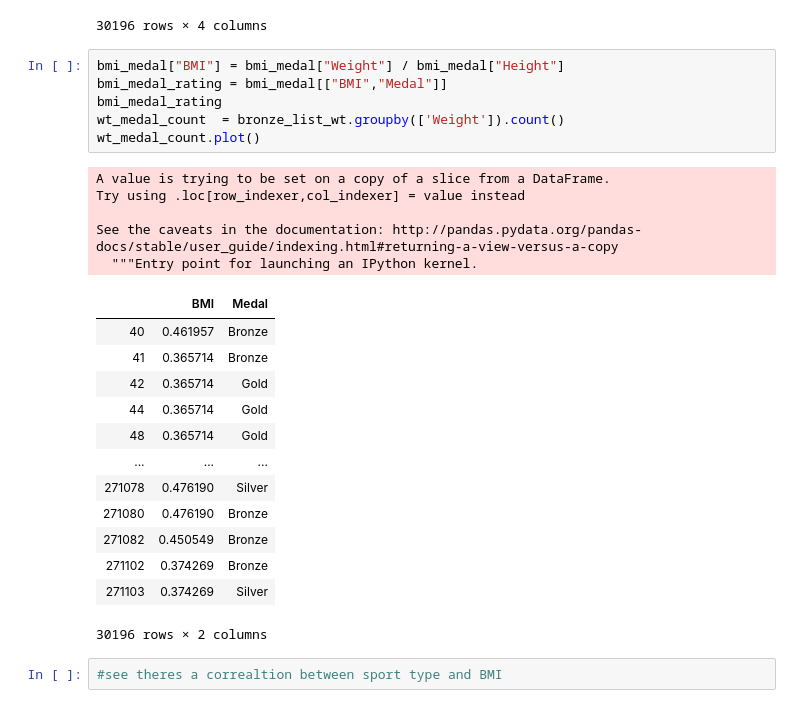
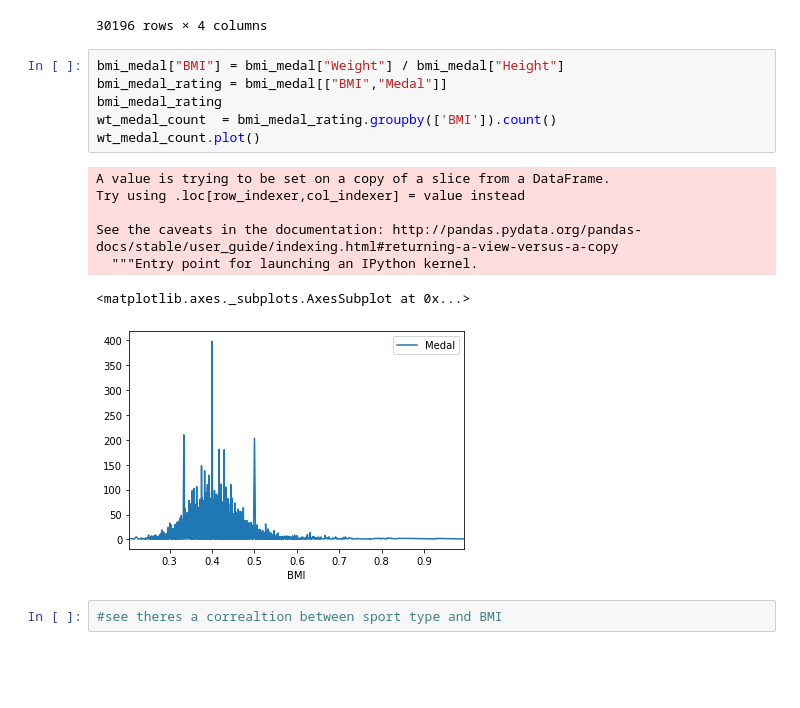
Before and after one commit to ameya-ganchha/python-challege, a Jupyter notebook: Downloads/Project-1-Shruti (1)/Project-1-Shruti/Resources/ht_wt_vs_medal.ipynb, the cells around one changed output. Drawn from its saved outputs; the diff is of its cells as text; blank space fills up the shorter version.

```diff
--- a/Downloads/Project-1-Shruti (1)/Project-1-Shruti/Resources/ht_wt_vs_medal.ipynb
+++ b/Downloads/Project-1-Shruti (1)/Project-1-Shruti/Resources/ht_wt_vs_medal.ipynb
@@ -174,27 +174,16 @@ bmi_medal
 # %%
 bmi_medal["BMI"] = bmi_medal["Weight"] / bmi_medal["Height"]
 bmi_medal_rating = bmi_medal[["BMI","Medal"]]
 bmi_medal_rating
-wt_medal_count  = bronze_list_wt.groupby(['Weight']).count()
+wt_medal_count  = bmi_medal_rating.groupby(['BMI']).count()
 wt_medal_count.plot()
 # %% [output]
 A value is trying to be set on a copy of a slice from a DataFrame.
 Try using .loc[row_indexer,col_indexer] = value instead
 
 See the caveats in the documentation: http://pandas.pydata.org/pandas-docs/stable/user_guide/indexing.html#returning-a-view-versus-a-copy
   """Entry point for launching an IPython kernel.
-|  | BMI | Medal |
-| 40 | 0.461957 | Bronze |
-| 41 | 0.365714 | Bronze |
-| 42 | 0.365714 | Gold |
-| 44 | 0.365714 | Gold |
-| 48 | 0.365714 | Gold |
-| ... | ... | ... |
-| 271078 | 0.476190 | Silver |
-| 271080 | 0.476190 | Bronze |
-| 271082 | 0.450549 | Bronze |
-| 271102 | 0.374269 | Bronze |
-| 271103 | 0.374269 | Silver |
-30196 rows × 2 columns
+<matplotlib.axes._subplots.AxesSubplot at 0x...>
+[figure, added]
 # %%
 #see theres a correaltion between sport type and BMI
```
